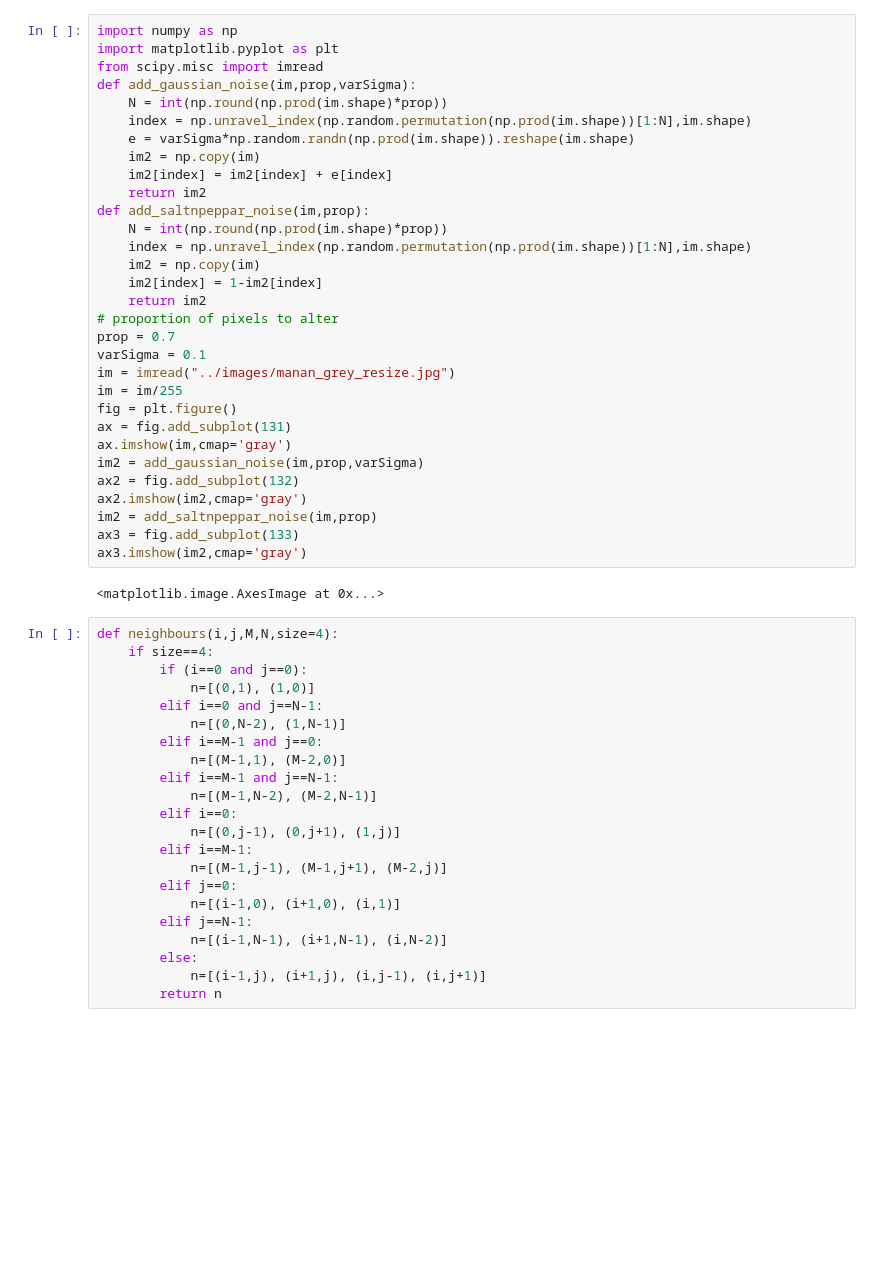
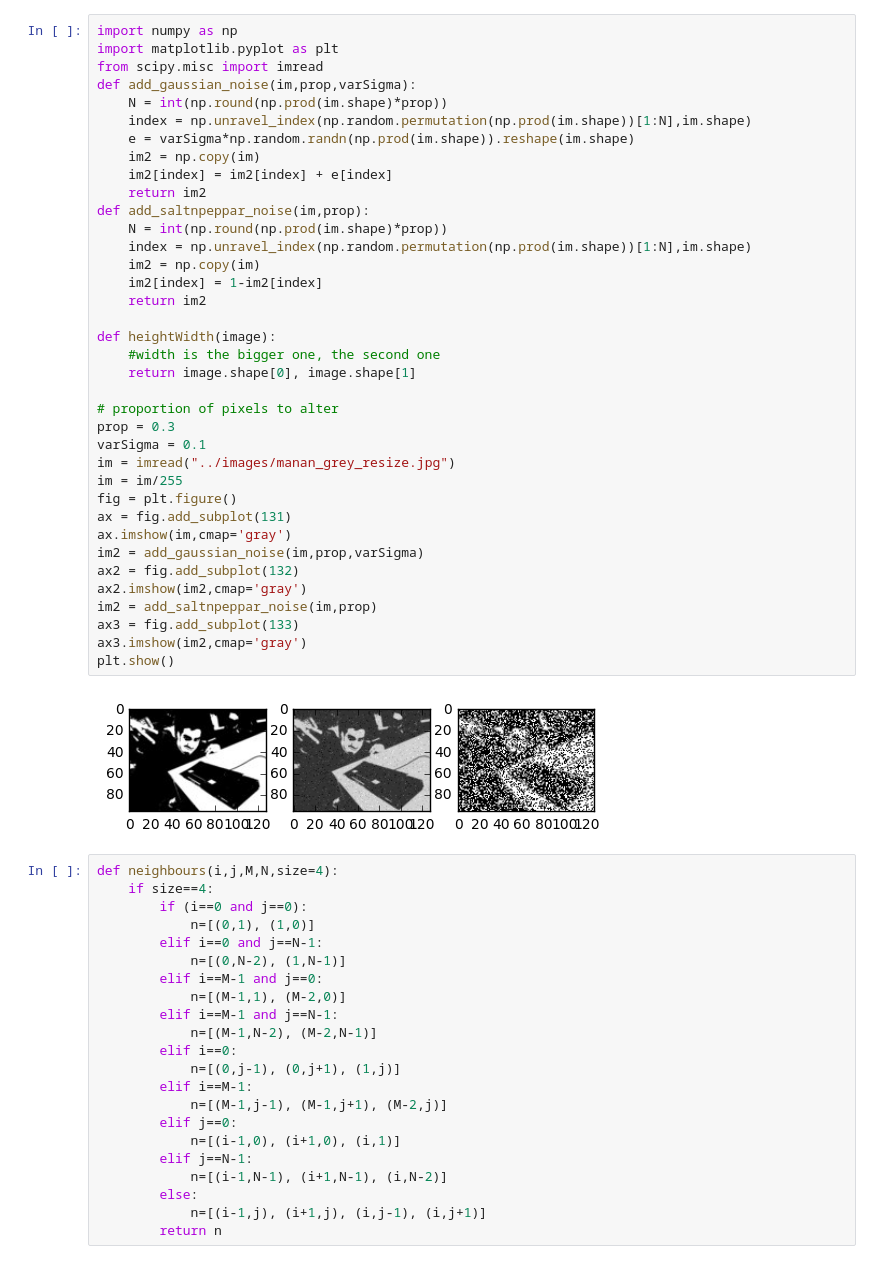
Before and after one commit to ellisp97/machine-learning-2, a Jupyter notebook: code/Q2.ipynb, the cells around one changed output. Drawn from its saved outputs; the diff is of its cells as text; blank space fills up the shorter version.

```diff
--- a/code/Q2.ipynb
+++ b/code/Q2.ipynb
@@ -2,35 +2,41 @@
 import numpy as np
 import matplotlib.pyplot as plt
 from scipy.misc import imread
 def add_gaussian_noise(im,prop,varSigma):
     N = int(np.round(np.prod(im.shape)*prop))
     index = np.unravel_index(np.random.permutation(np.prod(im.shape))[1:N],im.shape)
     e = varSigma*np.random.randn(np.prod(im.shape)).reshape(im.shape)
     im2 = np.copy(im)
     im2[index] = im2[index] + e[index]
     return im2
 def add_saltnpeppar_noise(im,prop):
     N = int(np.round(np.prod(im.shape)*prop))
     index = np.unravel_index(np.random.permutation(np.prod(im.shape))[1:N],im.shape)
     im2 = np.copy(im)
     im2[index] = 1-im2[index]
     return im2
+
+def heightWidth(image):
+    #width is the bigger one, the second one
+    return image.shape[0], image.shape[1]
+
 # proportion of pixels to alter
-prop = 0.7
+prop = 0.3
 varSigma = 0.1
 im = imread("../images/manan_grey_resize.jpg")
 im = im/255
 fig = plt.figure()
 ax = fig.add_subplot(131)
 ax.imshow(im,cmap='gray')
 im2 = add_gaussian_noise(im,prop,varSigma)
 ax2 = fig.add_subplot(132)
 ax2.imshow(im2,cmap='gray')
 im2 = add_saltnpeppar_noise(im,prop)
 ax3 = fig.add_subplot(133)
 ax3.imshow(im2,cmap='gray')
+plt.show()
 # %% [output]
-<matplotlib.image.AxesImage at 0x...>
+[figure, added]
 # %%
 def neighbours(i,j,M,N,size=4):
     if size==4:
```
Also changed, not shown: parts of 1 cell of this notebook.
